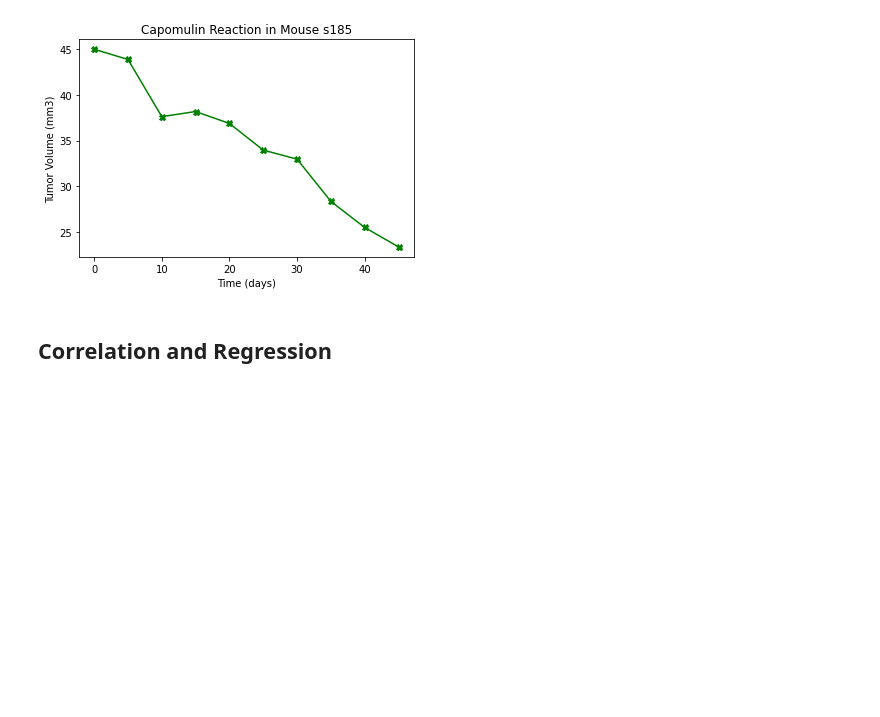
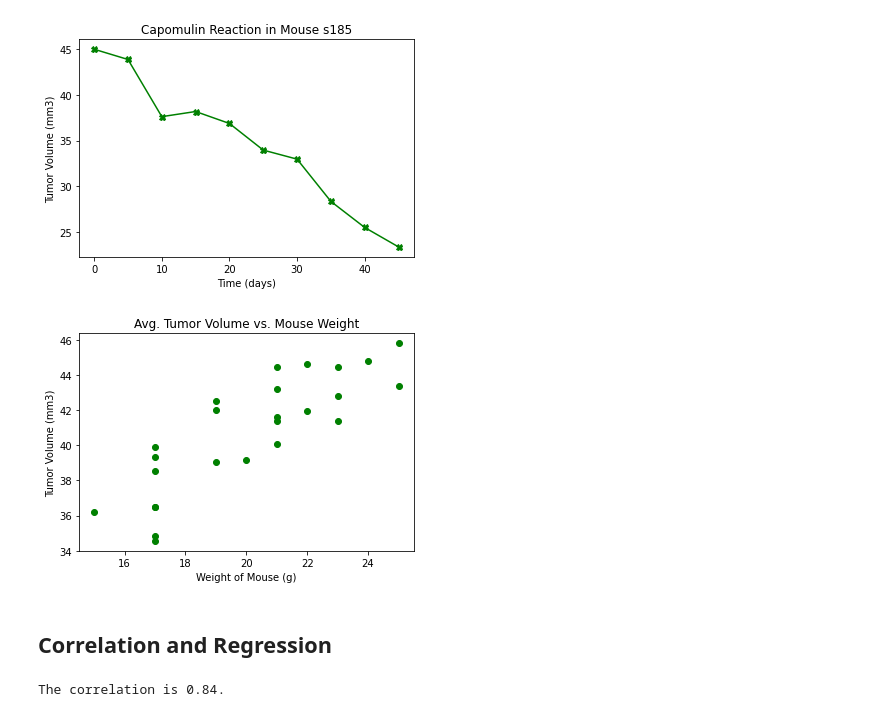
Before and after one commit to azapuchlak/Matplotlib-Homework, a Jupyter notebook: Pymaceuticals.ipynb, the cells around one changed output. Saved outputs shown, nothing was run; the diff lists cells and outputs as text; code cells hidden in the pictures; blank space fills up the shorter version.

```diff
--- a/Pymaceuticals.ipynb
+++ b/Pymaceuticals.ipynb
@@ -270,5 +279,25 @@ Text(0.5, 1.0, 'Capomulin Reaction in Mouse s185')
+# %%
+# Generate a scatter plot of average tumor volume vs. mouse weight for the Capomulin regimen
+#Use m_capomulin from ^ and find the avg mouse weight & tumor volume of only Capomulin treated mice
+mouse_weight = m_capomulin.groupby(m_capomulin["Mouse ID"])["Weight (g)"].mean()
+tumor_volume = m_capomulin.groupby(m_capomulin["Mouse ID"])["Tumor Volume (mm3)"].mean()
+
+plt.scatter(mouse_weight,tumor_volume, color = "green")
+plt.xlabel("Weight of Mouse (g)")
+plt.ylabel("Tumor Volume (mm3)")
+plt.title("Avg. Tumor Volume vs. Mouse Weight")
+plt.show()
+# %% [output]
+[figure, added]
 # %% [markdown]
 ## Correlation and Regression
 # %%
 # Calculate the correlation coefficient and linear regression model
 # for mouse weight and average tumor volume for the Capomulin regimen
+x_values = mouse_weight
+y_values = tumor_volume
+# Calculate the correlation coefficient
+correlation = st.pearsonr(x_values, y_values)[0]
+print(f'The correlation is {round(correlation,2)}.')
+# %% [output]
+The correlation is 0.84.
```
Also changed, not shown: parts of 7 cells of this notebook.
